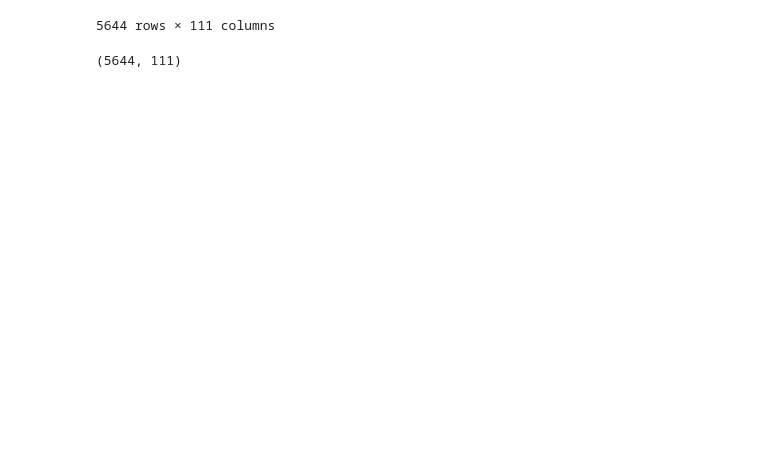
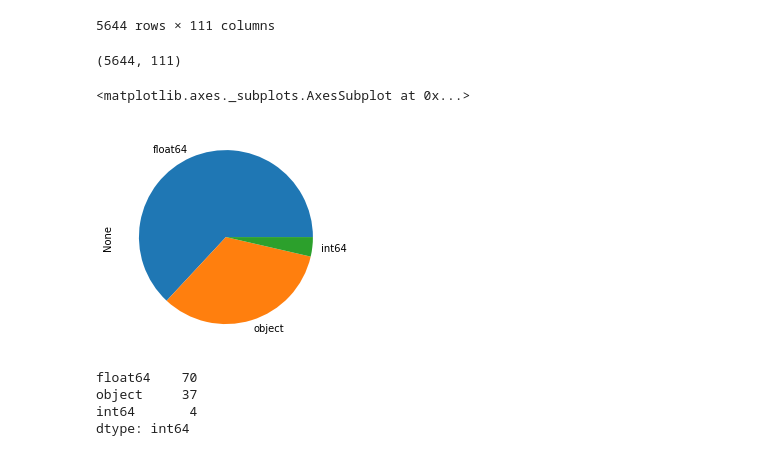
Before and after one commit to LucasColas/Covid-19-Analysis, a Jupyter notebook: Covid_19.ipynb, the cells around one changed output. Cells and saved outputs as stored; diff of their text form; code cells hidden in the pictures; blank space fills up the shorter version.

```diff
--- a/Covid_19.ipynb
+++ b/Covid_19.ipynb
@@ -35,3 +39,15 @@ df = data.copy()
 df.shape
 # %% [output]
 (5644, 111)
+# %%
+df.dtypes.value_counts().plot.pie()
+# %% [output]
+<matplotlib.axes._subplots.AxesSubplot at 0x...>
+[figure, added]
+# %%
+df.dtypes.value_counts()
+# %% [output]
+float64    70
+object     37
+int64       4
+dtype: int64
```
Also changed, not shown: parts of 10 cells of this notebook.
